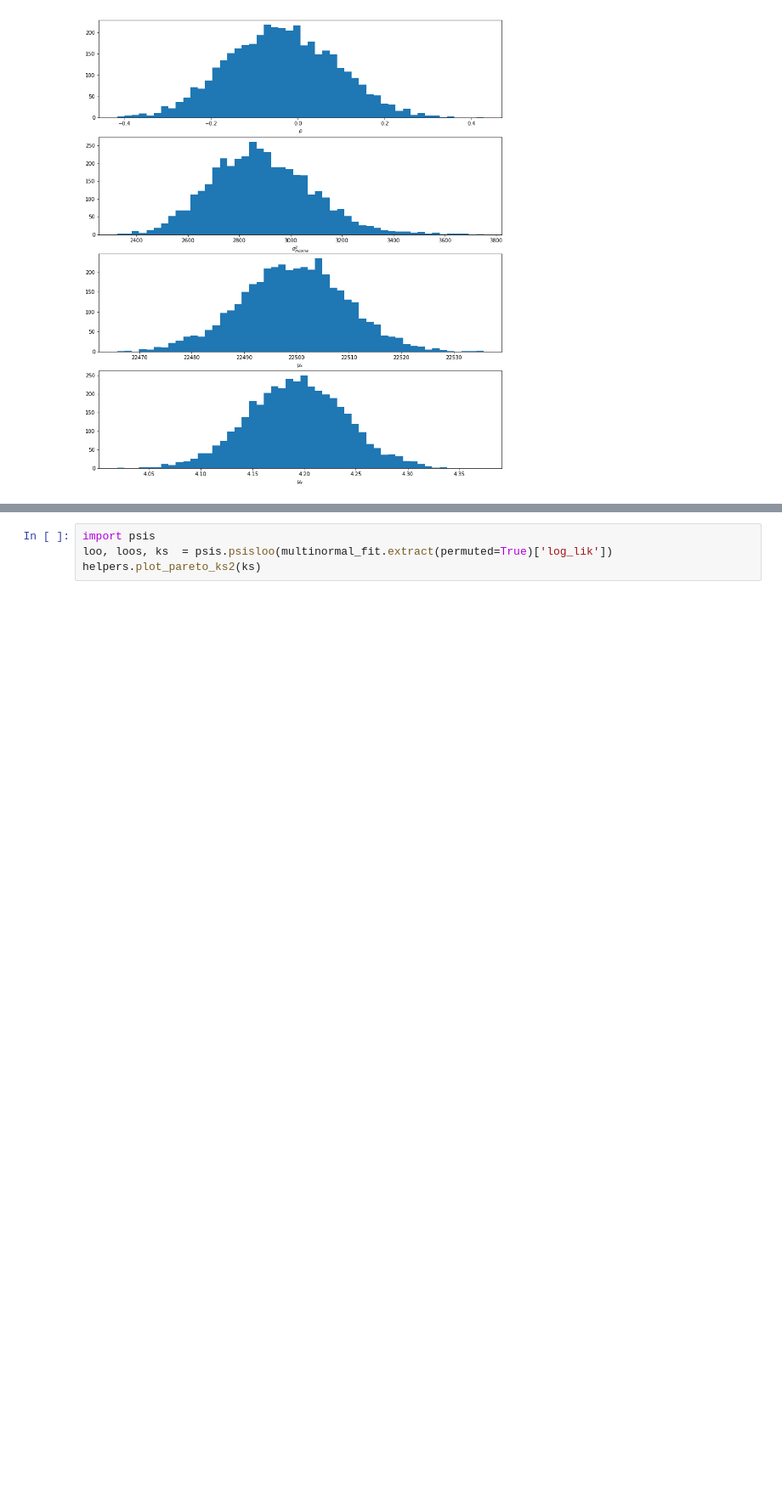
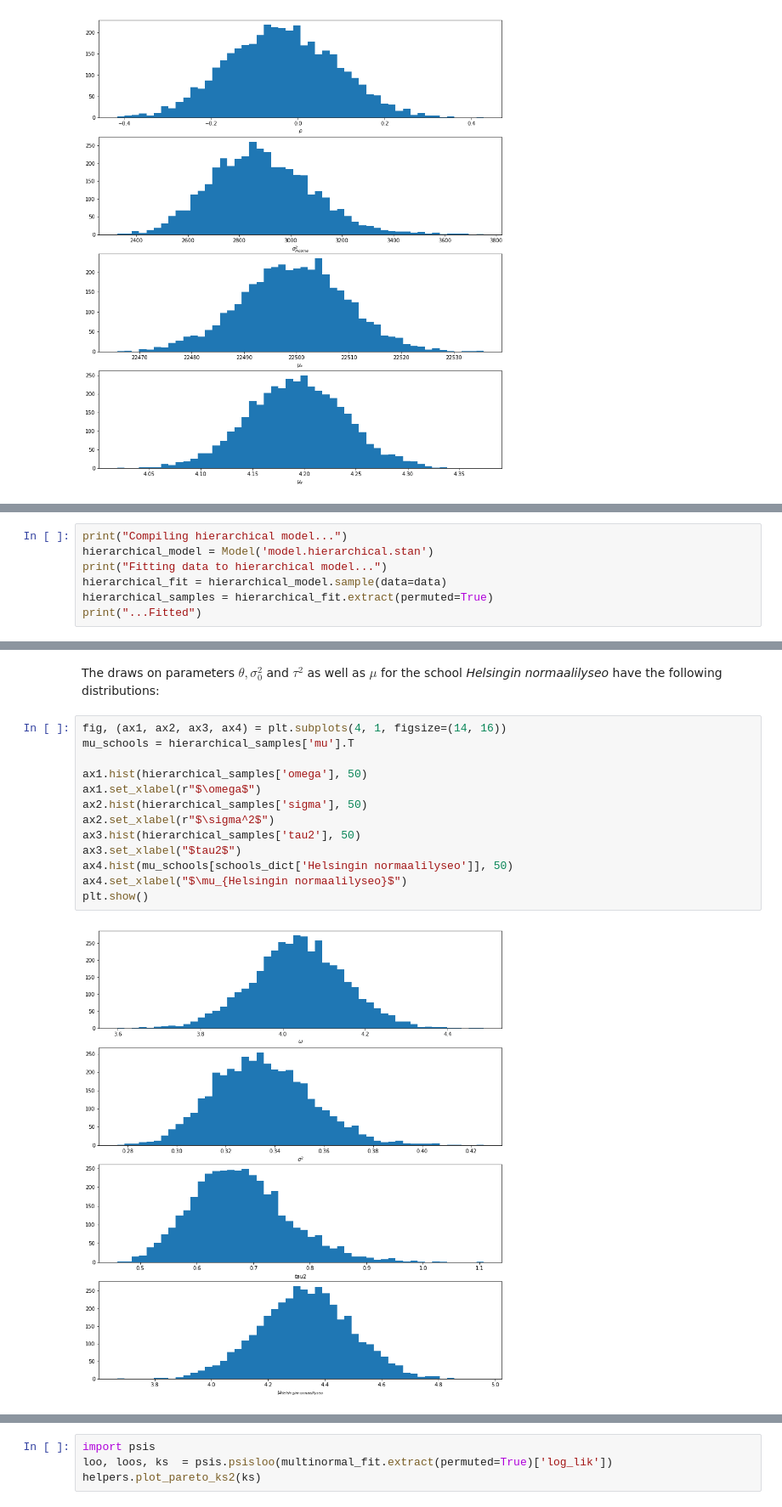
Before and after one commit to gamgi/BDA-project, a Jupyter notebook: study.ipynb, the cells around one changed output, grey strips where cells are left out. Shown at 85% size. Saved outputs shown, nothing was run; the diff lists cells and outputs as text; blank space fills up the shorter version.

Commit message:
Hierarchical

```diff
--- a/study.ipynb
+++ b/study.ipynb
@@ -303,0 +407,7 @@ Lorem ipsum, run stan. Also do a prediction on 2018 values.
+# %%
+print("Compiling hierarchical model...")
+hierarchical_model = Model('model.hierarchical.stan')
+print("Fitting data to hierarchical model...")
+hierarchical_fit = hierarchical_model.sample(data=data)
+hierarchical_samples = hierarchical_fit.extract(permuted=True)
+print("...Fitted")
@@ -304,3 +443,20 @@ Lorem ipsum, run stan. Also do a prediction on 2018 values.
+# %% [markdown]
+The draws on parameters $\theta, \sigma_0^2$ and $\tau^2$ as well as $\mu$ for the school *Helsingin normaalilyseo* have the following distributions:
+# %%
+fig, (ax1, ax2, ax3, ax4) = plt.subplots(4, 1, figsize=(14, 16))
+mu_schools = hierarchical_samples['mu'].T
+
+ax1.hist(hierarchical_samples['omega'], 50)
+ax1.set_xlabel(r"$\omega$")
+ax2.hist(hierarchical_samples['sigma'], 50)
+ax2.set_xlabel(r"$\sigma^2$")
+ax3.hist(hierarchical_samples['tau2'], 50)
+ax3.set_xlabel("$tau2$")
+ax4.hist(mu_schools[schools_dict['Helsingin normaalilyseo']], 50)
+ax4.set_xlabel("$\mu_{Helsingin normaalilyseo}$")
+plt.show()
+# %% [output]
+[figure, added]
 # %% [markdown]
 # 7 Model validation
 
```
Also changed, not shown: parts of 25 cells of this notebook, 4 other files.
